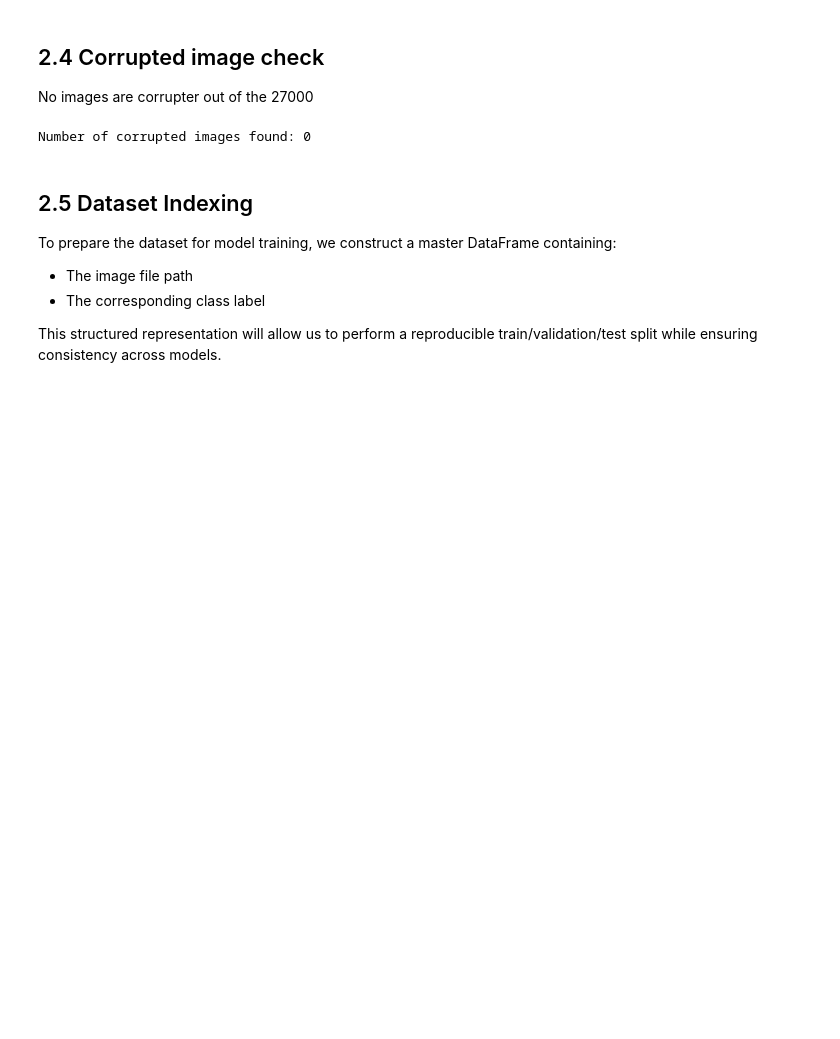
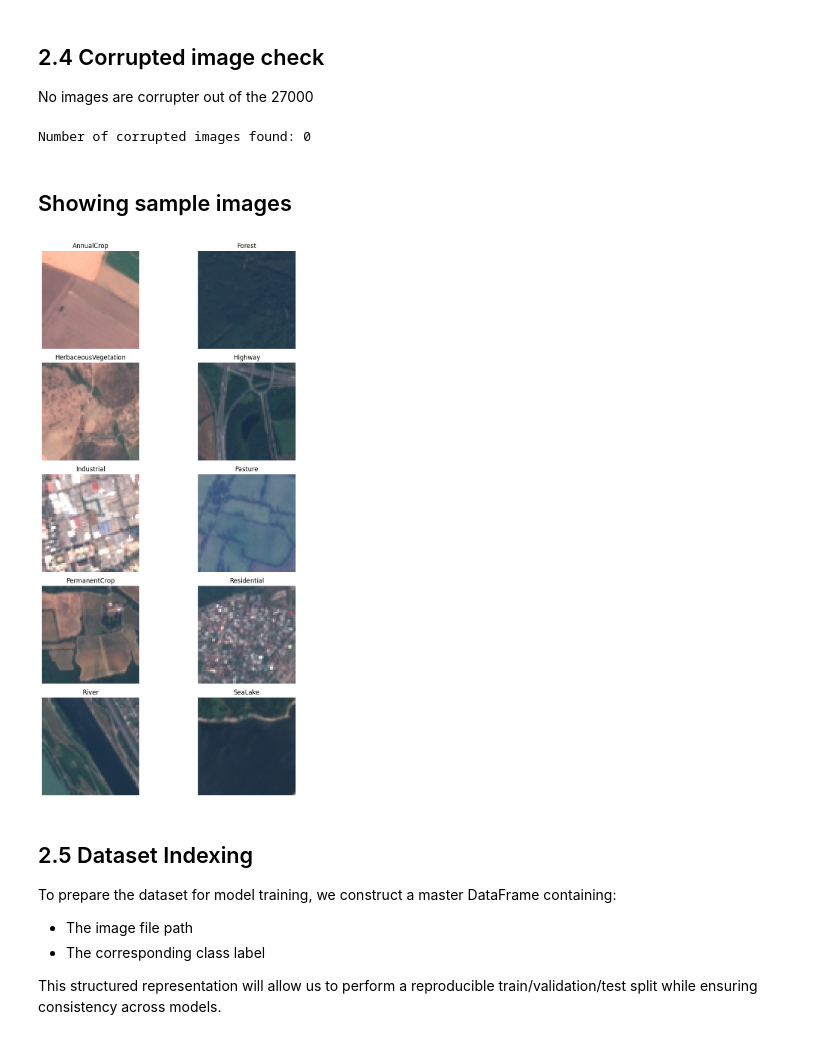
Before and after one commit to tereesaalvarez/ML-LandUseClassification, a Jupyter notebook: Assigment.ipynb, the cells around one changed output. Saved outputs shown, nothing was run; the diff lists cells and outputs as text; code cells hidden in the pictures; blank space fills up the shorter version.

```diff
--- a/Assigment.ipynb
+++ b/Assigment.ipynb
@@ -158,6 +164,23 @@ for cls in classes:
 print("Number of corrupted images found:", len(corrupted))
 # %% [output]
 Number of corrupted images found: 0
+# %% [markdown]
+## Showing sample images
+# %%
+fig, axes = plt.subplots(5, 2, figsize=(10,15))
+
+for ax, cls in zip(axes.flat, classes):
+    sample_path = df_all[df_all["label"] == cls]["path"].sample(1).values[0]
+    img = plt.imread(sample_path)
+
+    ax.imshow(img)
+    ax.set_title(cls)
+    ax.axis("off")
+
+plt.tight_layout()
+plt.show()
+# %% [output]
+[figure, added]
 # %% [markdown]
 ## 2.5 Dataset Indexing
 
```
Also changed, not shown: parts of 15 cells of this notebook, 4 other files.
